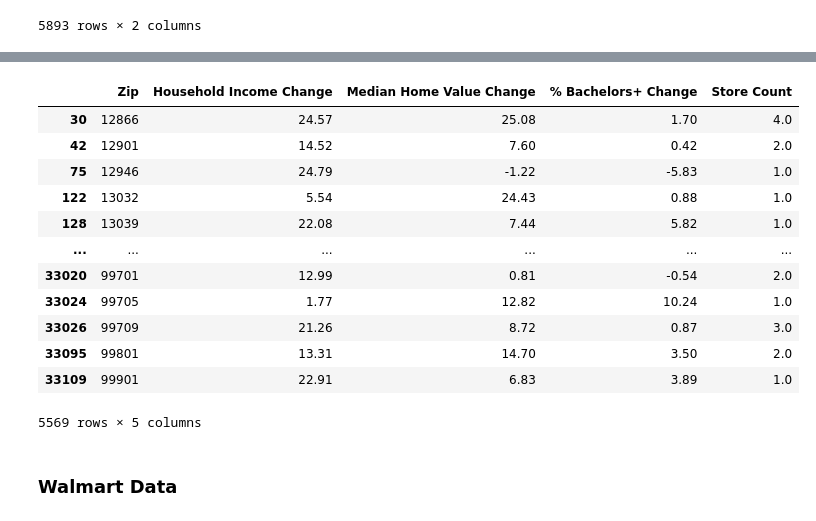
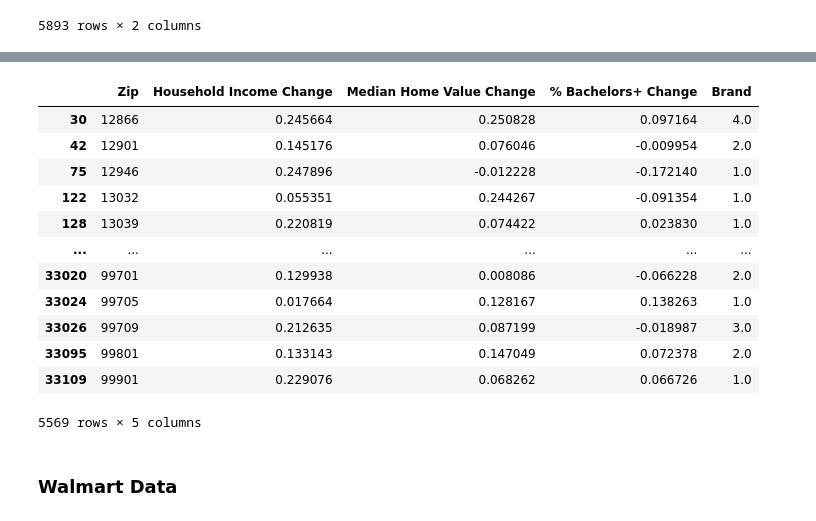
Before and after one commit to troypramsey/uo-project3, a Jupyter notebook: data_clean.ipynb, the cells around one changed output, grey strips where cells are left out. Cells and saved outputs as stored; diff of their text form; code cells hidden in the pictures.

```diff
--- a/data_clean.ipynb
+++ b/data_clean.ipynb
@@ -91,12 +91,12 @@ df18 = df18[['Zip', 'Median Household Income', 'Median Home Value', '% Bachelors
 # Cleaning up corrupted null values, imputing actual nulls into them
 df18['Median Household Income'] = [np.nan if i<0 else i for i in df18['Median Household Income']]
 df18['Median Home Value'] =[np.nan if i<0 else i for i in df18['Median Home Value']]
-df18['% Bachelors+'] = [np.nan if i<0 else i for i in df18['% Bachelors+']]
+df18['Have Bachelors+'] = [np.nan if i<0 else i for i in df18['Have Bachelors+']]
 # %%
 # Replacing null values with the mean of each column
 df18['Median Household Income'] = df18['Median Household Income'].fillna(df18['Median Household Income'].mean())
 df18['Median Home Value'] = df18['Median Home Value'].fillna(df18['Median Home Value'].mean())
-df18['% Bachelors+'] = df18['% Bachelors+'].fillna(df18['% Bachelors+'].mean())
+df18['Have Bachelors+'] = df18['Have Bachelors+'].fillna(df18['Have Bachelors+'].mean())
 # %%
 # Examining null count
 df18.info()
@@ -134,9 +134,10 @@ df_combined
 33120 rows × 7 columns
 # %%
 # Creating columns showing change in year range
-df_combined['Household Income Change'] = round((df_combined['Median Household Income_y'] / df_combined['Median Household Income_x'] - 1)*100, 2)
-df_combined['Median Home Value Change'] = round((df_combined['Median Home Value_y'] / df_combined['Median Home Value_x'] - 1)*100, 2)
-df_combined['% Bachelors+ Change'] = round((df_combined['% Bachelors+_y'] / df_combined['% Bachelors+_x'] - 1)*100, 2)
+# Creating columns showing change in year range
+df_combined['Household Income Change'] = (df_combined['Median Household Income_y'] - df_combined['Median Household Income_x']) / df_combined['Median Household Income_x']
+df_combined['Median Home Value Change'] = (df_combined['Median Home Value_y'] - df_combined['Median Home Value_x']) / df_combined['Median Home Value_x']
+df_combined['% Bachelors+ Change'] = (df_combined['Have Bachelors+_y'] - df_combined['Have Bachelors+_x']) / df_combined['Have Bachelors+_x']
 # %%
 # Creating final dataframe using relevant columns
 df_change = df_combined[['Zip', 'Household Income Change', 'Median Home Value Change', '% Bachelors+ Change']]
@@ -218,4 +219,4 @@ df = df_change.merge(sb_df, how='left', on='Zip')
 df['Brand'] = df['Brand'].fillna(0)
 # %%
 # Full dataframe including dependent variable (store count). Incudes Zips without a location.
-df = df.rename(columns={'Brand': 'Store Count'})
+starbucks_df = df.rename(columns={'Brand': 'Store Count'})
@@ -238,20 +223,20 @@ df
 # %%
 # Full dataframe including dependent variable (store count). Does NOT include Zips without a location.
-df_without = df.loc[df['Store Count'] != 0]
-df_without
+starbucks_without = df.loc[starbucks_df['Store Count'] != 0]
+starbucks_without
 # %% [output]
-|  | Zip | Household Income Change | Median Home Value Change | % Bachelors+ Change | Store Count |
-| 30 | 12866 | 24.57 | 25.08 | 1.70 | 4.0 |
-| 42 | 12901 | 14.52 | 7.60 | 0.42 | 2.0 |
-| 75 | 12946 | 24.79 | -1.22 | -5.83 | 1.0 |
-| 122 | 13032 | 5.54 | 24.43 | 0.88 | 1.0 |
-| 128 | 13039 | 22.08 | 7.44 | 5.82 | 1.0 |
+|  | Zip | Household Income Change | Median Home Value Change | % Bachelors+ Change | Brand |
+| 30 | 12866 | 0.245664 | 0.250828 | 0.097164 | 4.0 |
+| 42 | 12901 | 0.145176 | 0.076046 | -0.009954 | 2.0 |
+| 75 | 12946 | 0.247896 | -0.012228 | -0.172140 | 1.0 |
+| 122 | 13032 | 0.055351 | 0.244267 | -0.091354 | 1.0 |
+| 128 | 13039 | 0.220819 | 0.074422 | 0.023830 | 1.0 |
 | ... | ... | ... | ... | ... | ... |
-| 33020 | 99701 | 12.99 | 0.81 | -0.54 | 2.0 |
-| 33024 | 99705 | 1.77 | 12.82 | 10.24 | 1.0 |
-| 33026 | 99709 | 21.26 | 8.72 | 0.87 | 3.0 |
-| 33095 | 99801 | 13.31 | 14.70 | 3.50 | 2.0 |
-| 33109 | 99901 | 22.91 | 6.83 | 3.89 | 1.0 |
+| 33020 | 99701 | 0.129938 | 0.008086 | -0.066228 | 2.0 |
+| 33024 | 99705 | 0.017664 | 0.128167 | 0.138263 | 1.0 |
+| 33026 | 99709 | 0.212635 | 0.087199 | -0.018987 | 3.0 |
+| 33095 | 99801 | 0.133143 | 0.147049 | 0.072378 | 2.0 |
+| 33109 | 99901 | 0.229076 | 0.068262 | 0.066726 | 1.0 |
 5569 rows × 5 columns
 # %%
 # Send both dataframes to CSV
```
Also changed, not shown: parts of 15 cells of this notebook, 6 other files.
